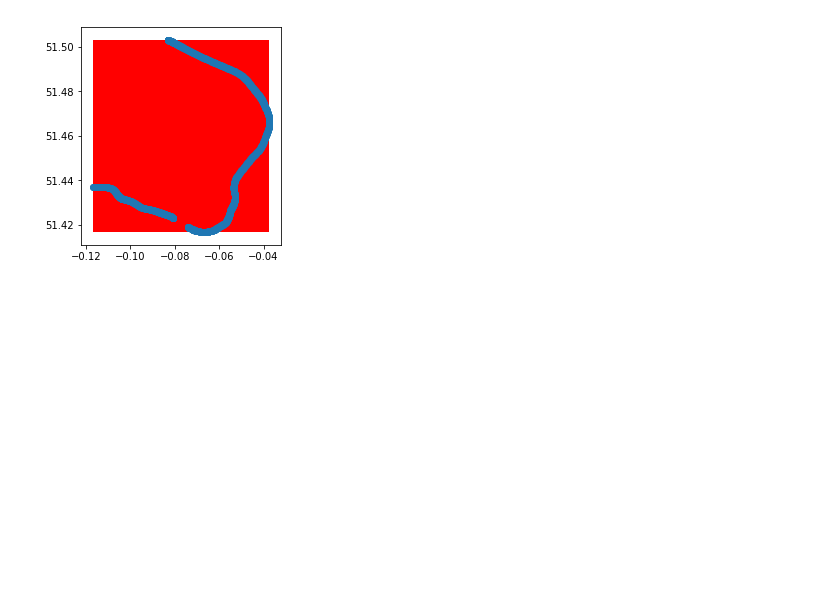
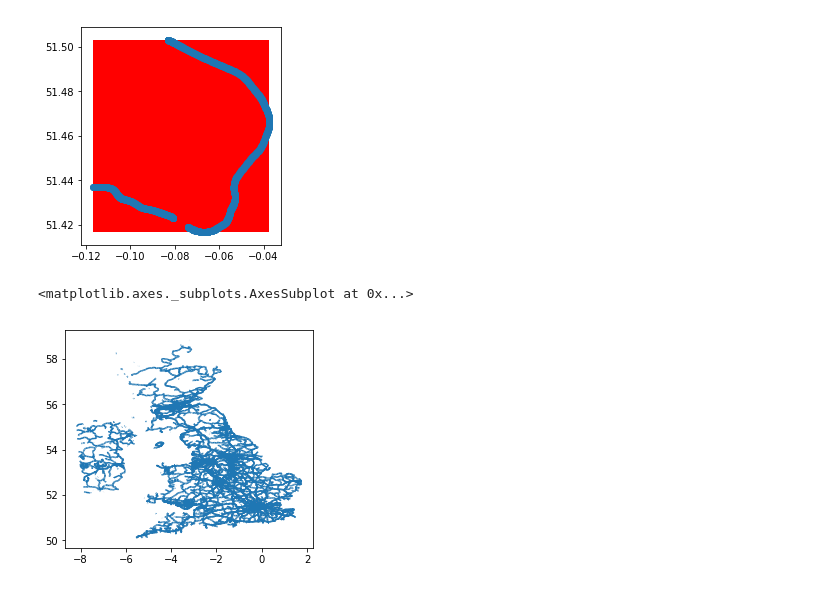
Before and after one commit to haxiomic/neural-network-rail, a Jupyter notebook: train-slam/Notebook.ipynb, the cells around one changed output. Saved outputs shown, nothing was run; the diff lists cells and outputs as text; code cells hidden in the pictures; blank space fills up the shorter version.

```diff
--- a/train-slam/Notebook.ipynb
+++ b/train-slam/Notebook.ipynb
@@ -61,3 +87,11 @@ train_route.plot(ax=axis)
 # %% [output]
 <matplotlib.axes._subplots.AxesSubplot at 0x...>
 [figure]
+# %%
+railways_pickle_path = './data/lat_lng_railways.pkl'
+railways = geopandas.GeoDataFrame(pandas.read_pickle(railways_pickle_path))
+# %%
+railways.plot()
+# %% [output]
+<matplotlib.axes._subplots.AxesSubplot at 0x...>
+[figure, added]
```
Also changed, not shown: parts of 9 cells of this notebook, 3 other files.
